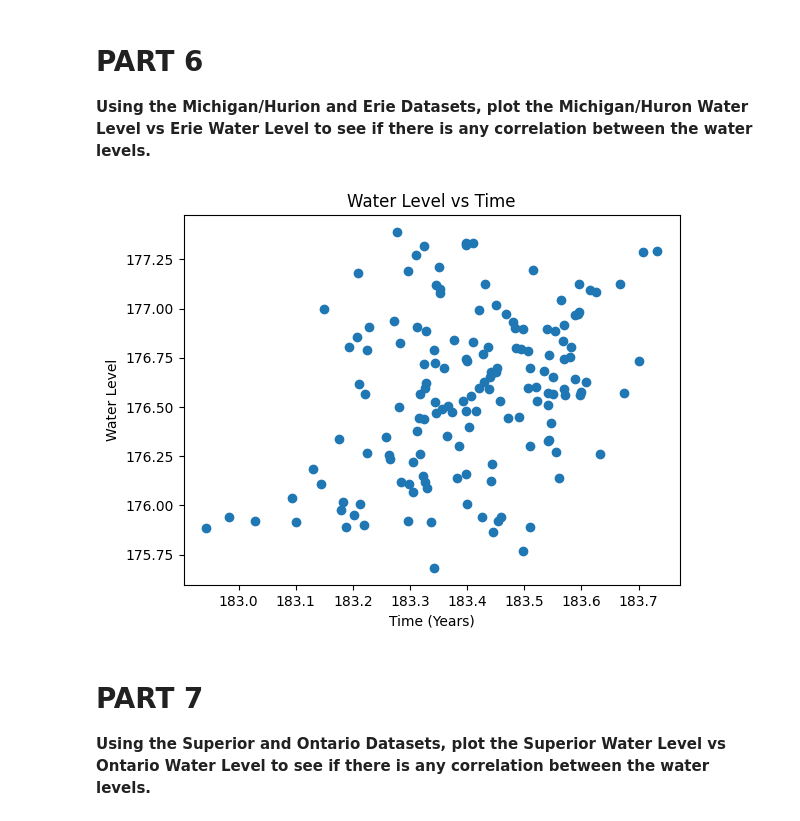
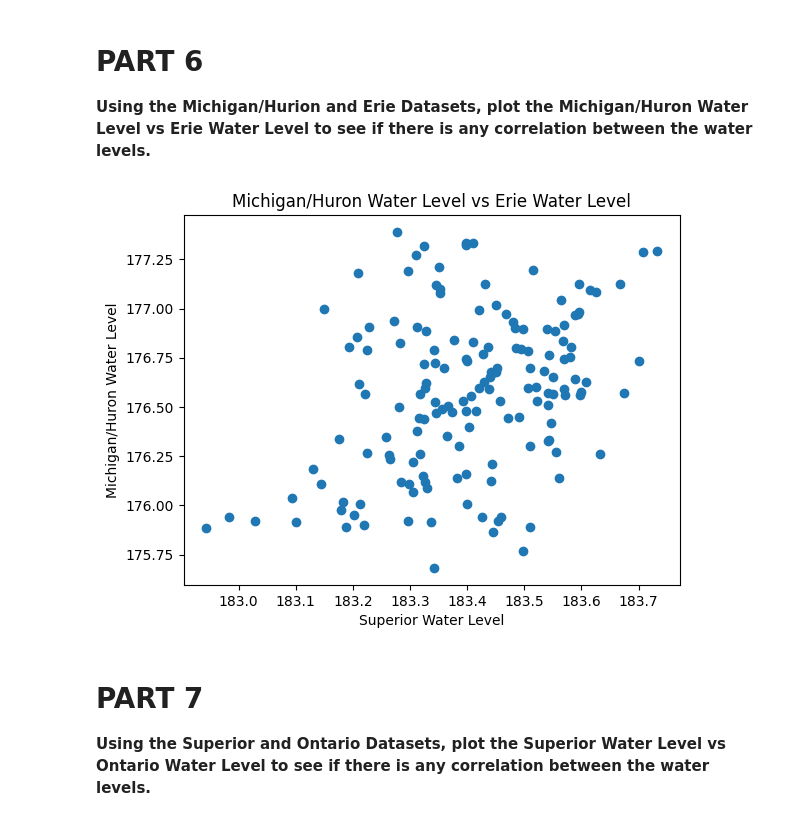
Before and after one commit to arntzmat/CMSE202_Git_Started_G22, a Jupyter notebook: Great_Lakes_and_Grand_River.ipynb, the cells around one changed output. Cells and saved outputs as stored; diff of their text form; code cells hidden in the pictures.

```diff
--- a/Great_Lakes_and_Grand_River.ipynb
+++ b/Great_Lakes_and_Grand_River.ipynb
@@ -71,18 +70,17 @@ plt.show()
 **Using the Michigan/Hurion and Erie Datasets, plot the Michigan/Huron Water Level vs Erie Water Level to see if there is any correlation between the water levels.**
 # %%
 # Insert Code Here
-
 mhu = pd.read_csv("data/mhu.csv")
 sup = pd.read_csv("data/sup.csv")
 superiorwater = sup["AnnAvg"]
 mhuwater = mhu["AnnAvg"]
 plt.scatter(superiorwater, mhuwater)
-plt.xlabel("Time (Years)")
-plt.ylabel("Water Level")
-plt.title("Water Level vs Time")
+plt.xlabel("Superior Water Level")
+plt.ylabel("Michigan/Huron Water Level")
+plt.title("Michigan/Huron Water Level vs Erie Water Level")
 plt.show()
 # %% [output]
-[figure, old version]
+[figure, new version]
 # %% [markdown]
 # PART 7
 
```
Also changed, not shown: parts of 1 cell of this notebook.
